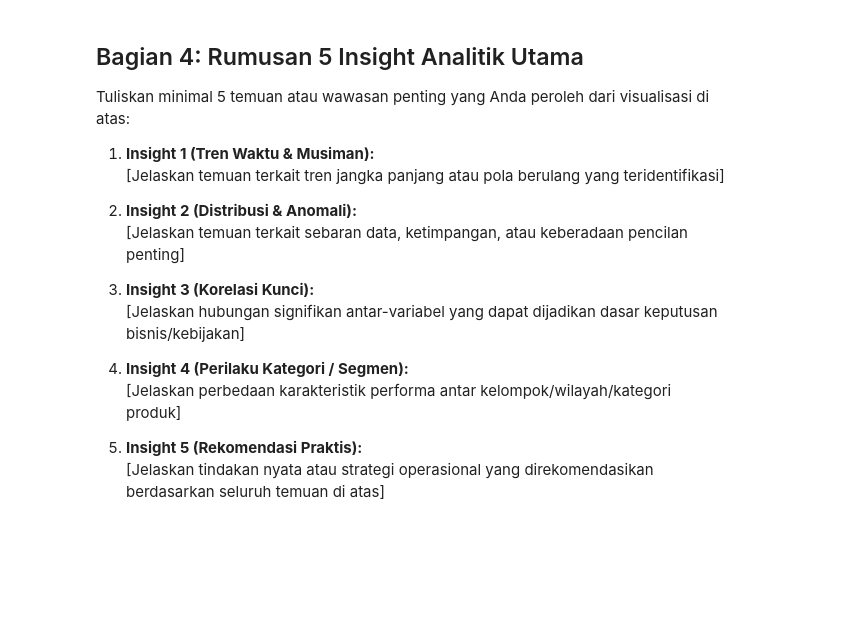
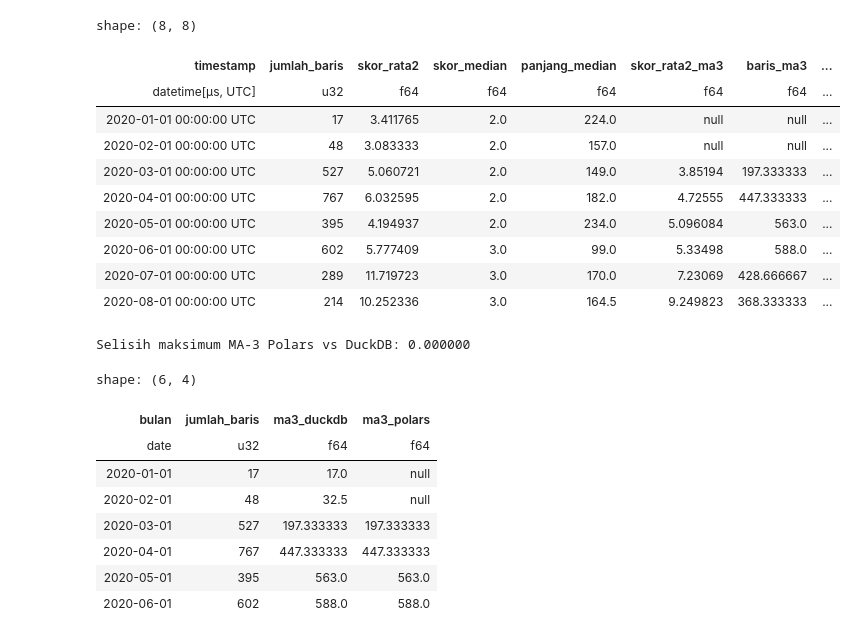
Before and after one commit to MipowGITHUB/tugas1-abd-2026, a Jupyter notebook: notebooks/03_eda_and_insights.ipynb, the cells around one changed output. Cells and saved outputs as stored; diff of their text form; code cells hidden in the pictures; blank space fills up the shorter version.

```diff
--- a/notebooks/03_eda_and_insights.ipynb
+++ b/notebooks/03_eda_and_insights.ipynb
@@ -77,19 +120,58 @@ Bangun minimal 6 visualisasi interaktif yang mencakup:
-# %% [markdown]
-## Bagian 4: Rumusan 5 Insight Analitik Utama
-
-Tuliskan minimal 5 temuan atau wawasan penting yang Anda peroleh dari visualisasi di atas:
-
-1. **Insight 1 (Tren Waktu & Musiman):**
-   [Jelaskan temuan terkait tren jangka panjang atau pola berulang yang teridentifikasi]
-
-2. **Insight 2 (Distribusi & Anomali):**
-   [Jelaskan temuan terkait sebaran data, ketimpangan, atau keberadaan pencilan penting]
-
-3. **Insight 3 (Korelasi Kunci):**
-   [Jelaskan hubungan signifikan antar-variabel yang dapat dijadikan dasar keputusan bisnis/kebijakan]
-
-4. **Insight 4 (Perilaku Kategori / Segmen):**
-   [Jelaskan perbedaan karakteristik performa antar kelompok/wilayah/kategori produk]
-
-5. **Insight 5 (Rekomendasi Praktis):**
-   [Jelaskan tindakan nyata atau strategi operasional yang direkomendasikan berdasarkan seluruh temuan di atas]
+# %%
+# 1) Downsampling bulanan
+bulanan = (
+    df.sort("timestamp")
+    .group_by_dynamic("timestamp", every="1mo")
+    .agg(
+        pl.len().alias("jumlah_baris"),
+        pl.col("score").mean().alias("skor_rata2"),
+        pl.col("score").median().alias("skor_median"),
+        pl.col("panjang_teks").median().alias("panjang_median"),
+    )
+)
+
+# 2) Rolling mean 3 bulan + selisih bulan-ke-bulan dengan shift
+bulanan = bulanan.with_columns(
+    pl.col("skor_rata2").rolling_mean(window_size=3).alias("skor_rata2_ma3"),
+    pl.col("jumlah_baris").rolling_mean(window_size=3).alias("baris_ma3"),
+    (pl.col("jumlah_baris") - pl.col("jumlah_baris").shift(1)).alias("selisih_baris_mom"),
+)
+bulanan.head(8)
+# %% [output]
+shape: (8, 8)
+| timestamp | jumlah_baris | skor_rata2 | skor_median | panjang_median | skor_rata2_ma3 | baris_ma3 | ... |
+| datetime[μs, UTC] | u32 | f64 | f64 | f64 | f64 | f64 | ... |
+| 2020-01-01 00:00:00 UTC | 17 | 3.411765 | 2.0 | 224.0 | null | null | ... |
+| 2020-02-01 00:00:00 UTC | 48 | 3.083333 | 2.0 | 157.0 | null | null | ... |
+| 2020-03-01 00:00:00 UTC | 527 | 5.060721 | 2.0 | 149.0 | 3.85194 | 197.333333 | ... |
+| 2020-04-01 00:00:00 UTC | 767 | 6.032595 | 2.0 | 182.0 | 4.72555 | 447.333333 | ... |
+| 2020-05-01 00:00:00 UTC | 395 | 4.194937 | 2.0 | 234.0 | 5.096084 | 563.0 | ... |
+| 2020-06-01 00:00:00 UTC | 602 | 5.777409 | 3.0 | 99.0 | 5.33498 | 588.0 | ... |
+| 2020-07-01 00:00:00 UTC | 289 | 11.719723 | 3.0 | 170.0 | 7.23069 | 428.666667 | ... |
+| 2020-08-01 00:00:00 UTC | 214 | 10.252336 | 3.0 | 164.5 | 9.249823 | 368.333333 | ... |
+# %%
+# 3) Window function DuckDB sebagai verifikasi silang untuk MA-3 jumlah baris
+con = duckdb.connect()
+con.register("bulanan", bulanan)
+cek = con.sql("""
+    SELECT timestamp::DATE AS bulan, jumlah_baris,
+           AVG(jumlah_baris) OVER (ORDER BY timestamp ROWS BETWEEN 2 PRECEDING AND CURRENT ROW) AS ma3_duckdb,
+           baris_ma3 AS ma3_polars
+    FROM bulanan ORDER BY bulan
+""").pl()
+# 2 baris pertama tidak lengkap di Polars (null) tetapi parsial di DuckDB, jadi bandingkan mulai baris ke-3
+selisih_maks = cek.slice(2).select((pl.col("ma3_duckdb") - pl.col("ma3_polars")).abs().max()).item()
+print(f"Selisih maksimum MA-3 Polars vs DuckDB: {selisih_maks:.6f}")
+assert selisih_maks < 1e-6
+cek.head(6)
+# %% [output]
+Selisih maksimum MA-3 Polars vs DuckDB: 0.000000
+shape: (6, 4)
+| bulan | jumlah_baris | ma3_duckdb | ma3_polars |
+| date | u32 | f64 | f64 |
+| 2020-01-01 | 17 | 17.0 | null |
+| 2020-02-01 | 48 | 32.5 | null |
+| 2020-03-01 | 527 | 197.333333 | 197.333333 |
+| 2020-04-01 | 767 | 447.333333 | 447.333333 |
+| 2020-05-01 | 395 | 563.0 | 563.0 |
+| 2020-06-01 | 602 | 588.0 | 588.0 |
```
Also changed, not shown: parts of 26 cells of this notebook, 5 other files.
